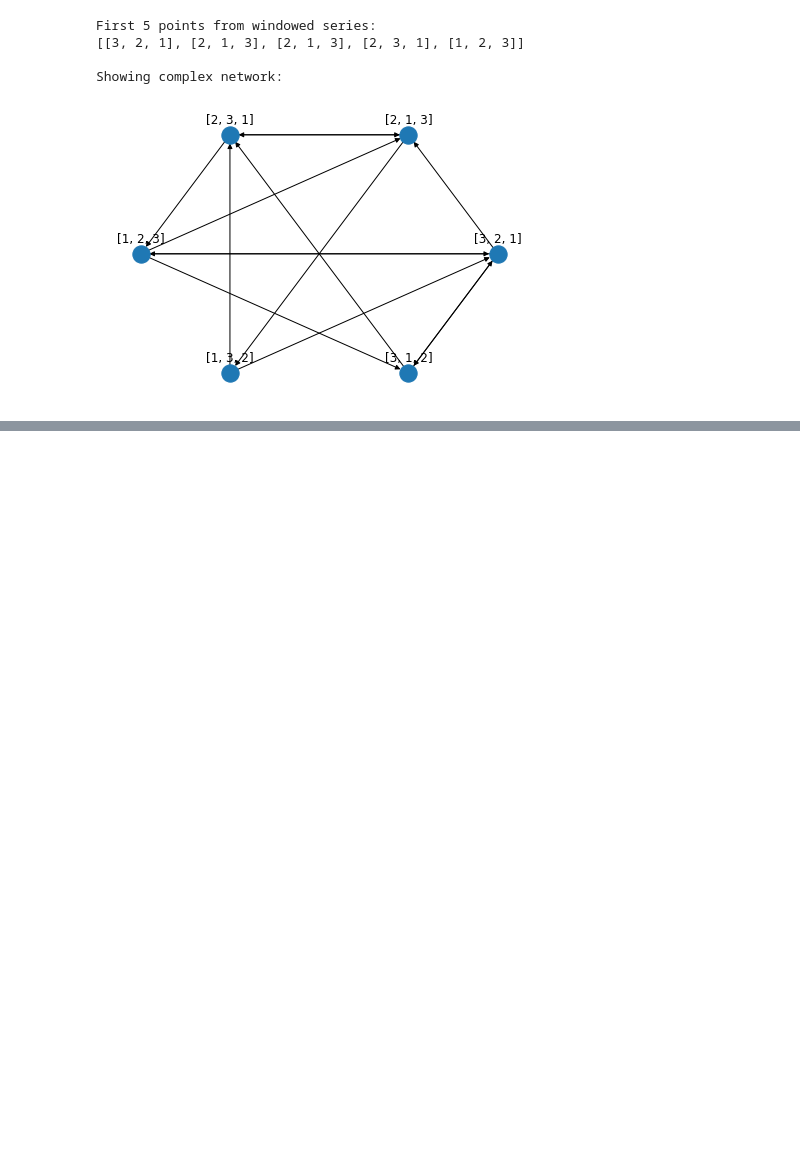
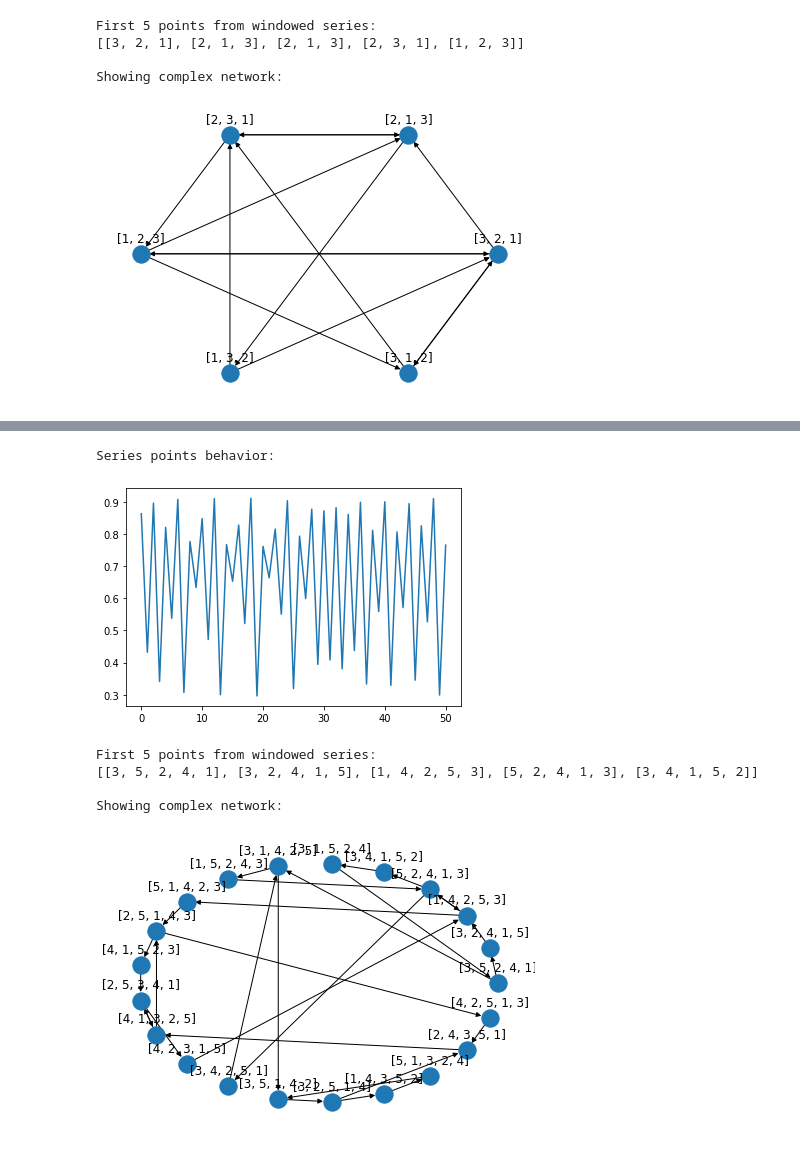
Before and after one commit to rafaelleinio/ntsa, a Jupyter notebook: ntsa/reports/Complex Networks.ipynb, the cells around one changed output, grey strips where cells are left out. Saved outputs shown, nothing was run; the diff lists cells and outputs as text; code cells hidden in the pictures; blank space fills up the shorter version.

```diff
--- a/ntsa/reports/Complex Networks.ipynb
+++ b/ntsa/reports/Complex Networks.ipynb
@@ -122,0 +165,11 @@ Showing complex network:
+# %%
+# m = 5 and delay = 3
+create_series_analysis(DriftLogisticMapGenerator(start_point=0.1, r=3.65, c=0), m=5, delay=3)
+# %% [output]
+Series points behavior:
+[figure, added]
+First 5 points from windowed series:
+[[3, 5, 2, 4, 1], [3, 2, 4, 1, 5], [1, 4, 2, 5, 3], [5, 2, 4, 1, 3], [3, 4, 1, 5, 2]]
+
+Showing complex network:
+[figure, added]
```
Also changed, not shown: parts of 16 cells of this notebook, 2 other files.
